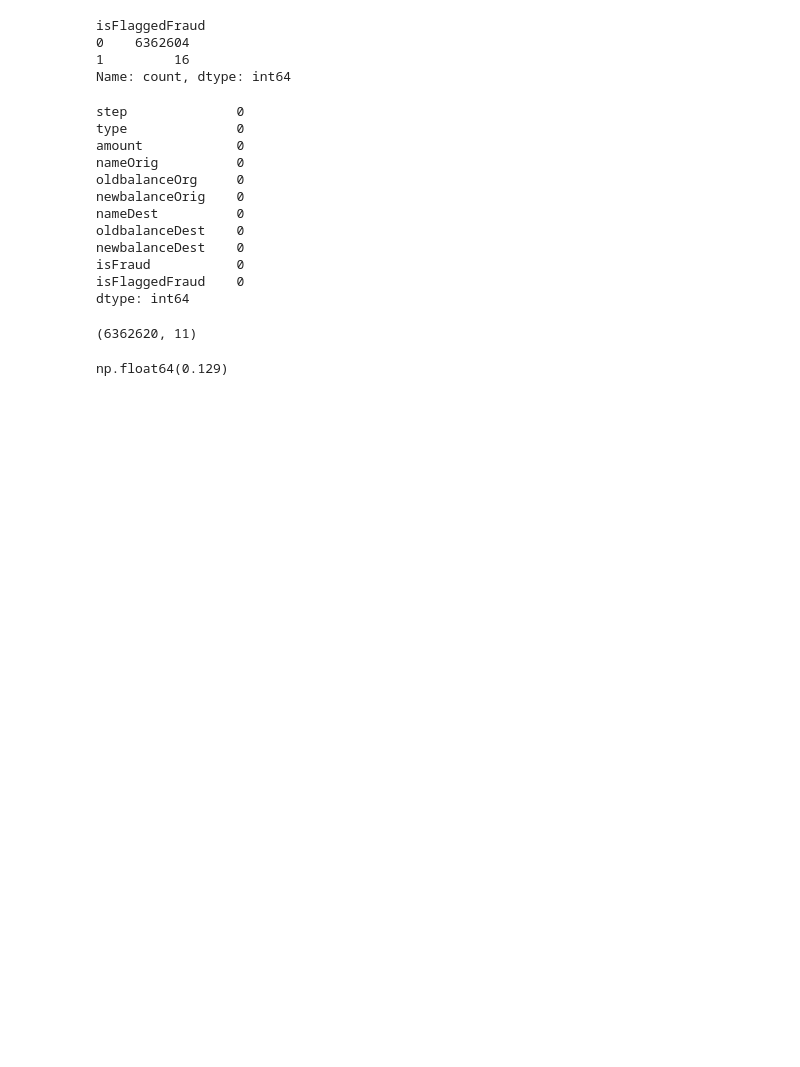
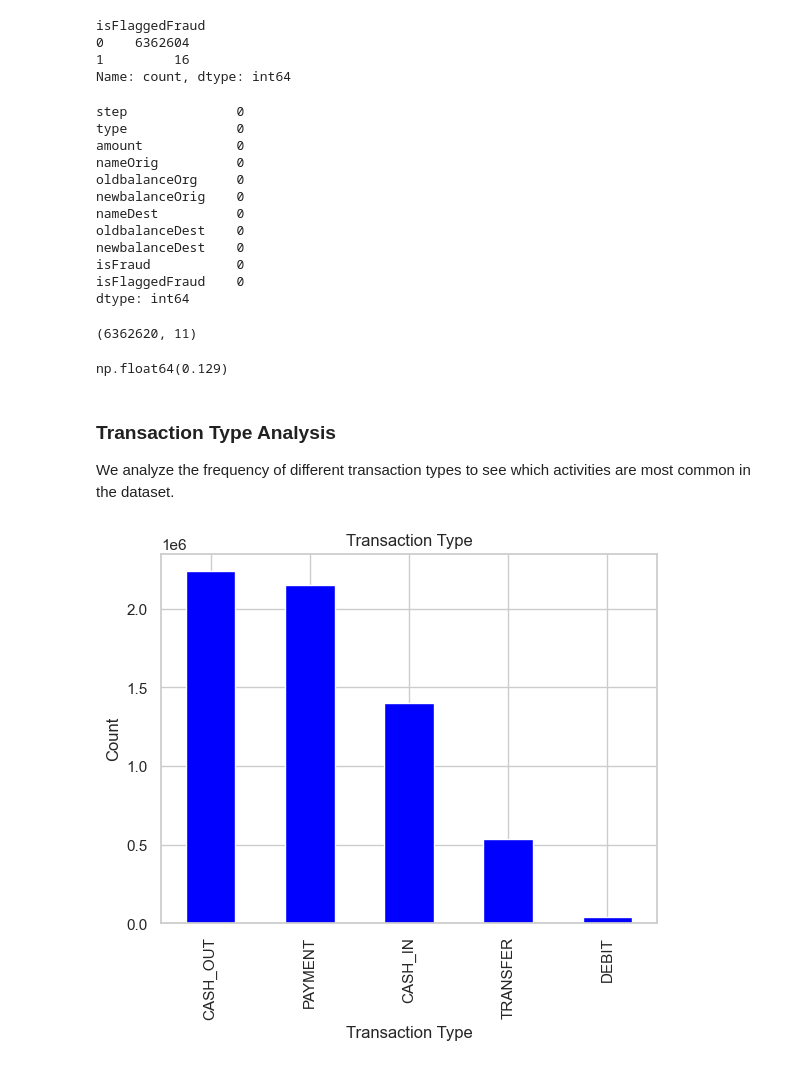
Before and after one commit to radebeneo/fraud_detection, a Jupyter notebook: analysis_model.ipynb, the cells around one changed output. Drawn from its saved outputs; the diff is of its cells as text; code cells hidden in the pictures; blank space fills up the shorter version.

Commit message:
completed transaction type analysis and fraud rate plots

```diff
--- a/analysis_model.ipynb
+++ b/analysis_model.ipynb
@@ -149,3 +149,13 @@ df.shape
 round((df["isFraud"].value_counts()[1] / df.shape[0]) * 100, 3)
 # %% [output]
 np.float64(0.129)
+# %% [markdown]
+### Transaction Type Analysis
+We analyze the frequency of different transaction types to see which activities are most common in the dataset.
+# %%
+df["type"].value_counts().plot(kind="bar", title="Transaction Type", color="blue")
+plt.xlabel("Transaction Type")
+plt.ylabel("Count")
+plt.show()
+# %% [output]
+[figure, added]
```
Also changed, not shown: parts of 4 cells of this notebook.
